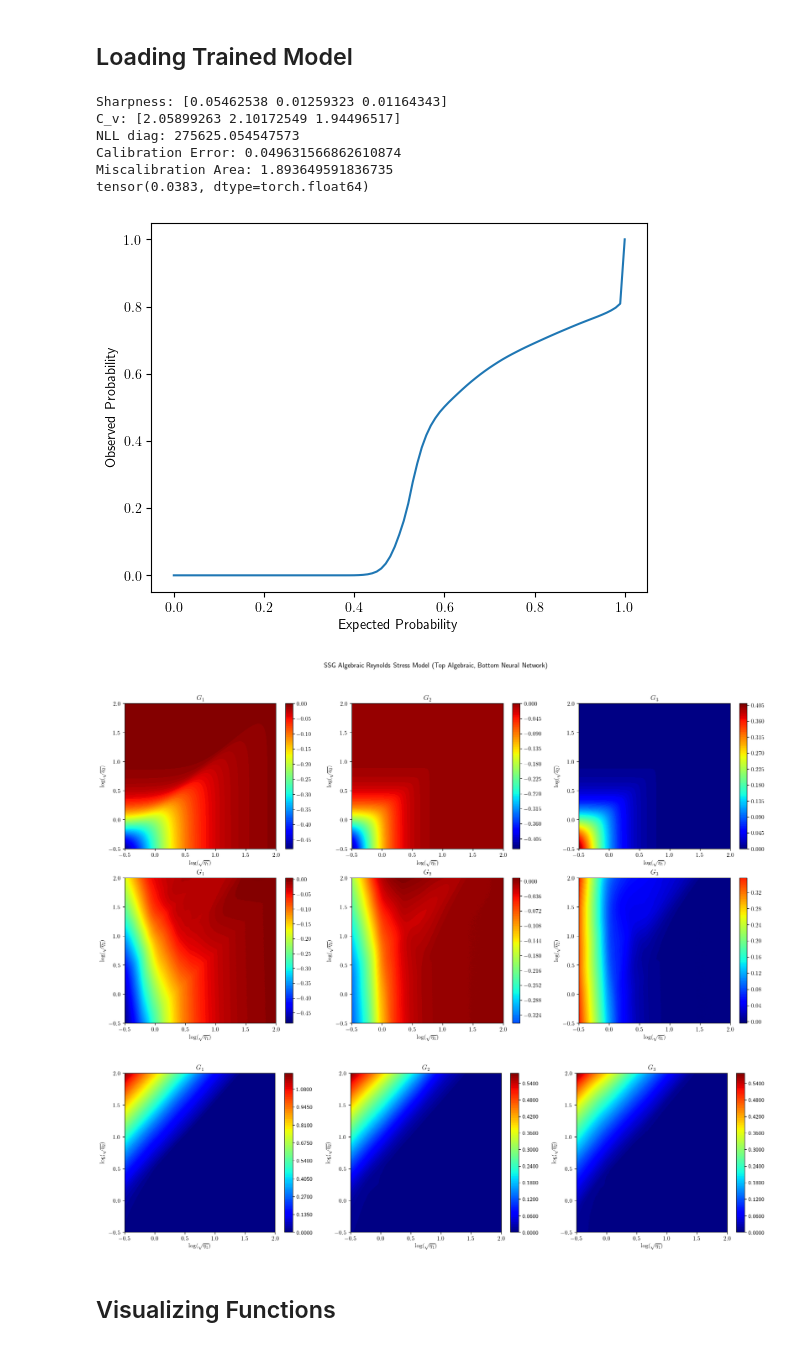
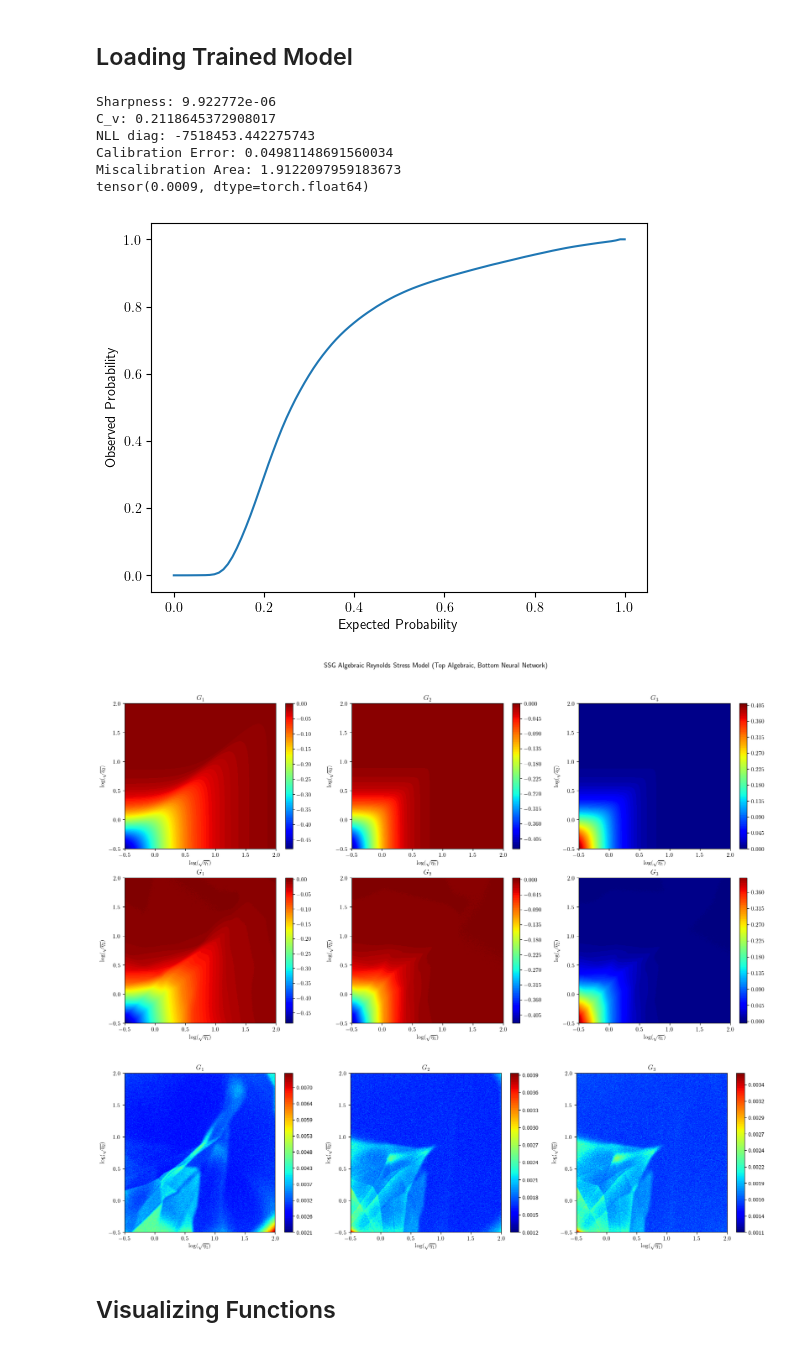
Before and after one commit to Crashprn/UncertaintyQuantification, a Jupyter notebook: Notebooks/Bayes_Train_SVI.ipynb, the cells around one changed output. Drawn from its saved outputs; the diff is of its cells as text; code cells hidden in the pictures.

Commit message:
Starting Aleatoric Unc Runs

```diff
--- a/Notebooks/Bayes_Train_SVI.ipynb
+++ b/Notebooks/Bayes_Train_SVI.ipynb
@@ -58,7 +55,7 @@ add_noise = False
 eta_1_range = np.array([-0.5, 0.0])
 eta_2_range = np.array([-.5, 0.0])
 
-etas_train, gs_train = generate_log_data(SSG_gen, log, 80_000, shuffle=True, gen_type="d_condition", d_condition="<=")
+etas_train, gs_train = generate_log_data(SSG_gen, log, 80_000, shuffle=True, gen_type="add_out_noise", noise = 0.001**2)
 
 print(etas_train.shape)
 
@@ -98,11 +95,11 @@ model_params = {
     "data_size": etas_train.shape[0],
     "layer_prior": torch.tensor([0., 5.], device=device, dtype=torch.float32),
     "device": device,
-    "output_prior_conc_rate": torch.tensor([3.0, 1.0], device=device, dtype=torch.float32),
+    "output_prior_conc_rate": torch.tensor([0.5, 1.0], device=device, dtype=torch.float32),
 }
 
-chkpt_dir = "../Model_Checkpoints/SVI"
-chkpt_prefix = "D_LT_0"
+chkpt_dir = "../Model_Checkpoints/SVI/Aleatoric/"
+chkpt_prefix = "Regular"
 # %%
 model = TurbulenceNetworkBayesian(**model_params).to(device)
 
@@ -200,45 +196,45 @@ pred_diag_cov = np.einsum('ji, ik->jik', pred_std.numpy()**2, np.eye(3))
 
 sharpness = sharpness_score(pred_std.numpy(), axis_mean=0)
 C_v = coefficient_of_variation(pred_std.numpy(), axis_mean=0)
 nll_diag = negative_log_likelihood(target, pred_mean.numpy(), pred_diag_cov)
 p_i, p_i_hat = calibration_curve(target, pred_mean.numpy(), pred_std.numpy(), num_bins=100)
 calib_error = calibration_error(p_i, p_i_hat)
 miscalib_area = miscalibration_area(p_i, p_i_hat, num_bins=10)
 
 plt.plot(p_i, p_i_hat)
 plt.xlabel('Expected Probability')
 plt.ylabel('Observed Probability')
 
 
 print("Sharpness:", sharpness)
 print("C_v:", C_v)
 print("NLL diag:", nll_diag)
 print("Calibration Error:", calib_error)
 print("Miscalibration Area:", miscalib_area)
 
-np.save('../data/SVI/' + chkpt_prefix + '_Pred_Mean.npy', pred_mean.numpy())
-np.save('../data/SVI/' + chkpt_prefix + '_Pred_Std.npy', pred_std.numpy())
-np.save('../data/SVI/' + chkpt_prefix + '_Pred_Samples.npy', pred_std.numpy())
+np.save('../data/SVI/' + chkpt_prefix + '_Pred_Mean_Alea.npy', pred_mean.numpy())
+np.save('../data/SVI/' + chkpt_prefix + '_Pred_Std_Alea.npy', pred_std.numpy())
+#np.save('../data/SVI/' + chkpt_prefix + '_Pred_Samples.npy', pred_std.numpy())
 
 del pred
 del predictive
 torch.cuda.empty_cache()
 
 print(torch.mean(torch.abs(torch.tensor(target) - pred_mean)))
 
 plot_heat_map_compare(x_grid, y_grid, target.T.reshape(3, dim, dim), pred_mean.T.reshape(3, dim, dim).numpy())
 
 plot_heat_map_3D(x_grid, y_grid, pred_std.T.reshape(3, dim, dim).numpy())
 # %% [output]
-Sharpness: [0.05462538 0.01259323 0.01164343]
-C_v: [2.05899263 2.10172549 1.94496517]
-NLL diag: 275625.054547573
-Calibration Error: 0.049631566862610874
-Miscalibration Area: 1.893649591836735
-tensor(0.0383, dtype=torch.float64)
+Sharpness: 9.922772e-06
+C_v: 0.2118645372908017
+NLL diag: -7518453.442275743
+Calibration Error: 0.04981148691560034
+Miscalibration Area: 1.9122097959183673
+tensor(0.0009, dtype=torch.float64)
-[figure, old version]
+[figure, new version]
-[figure, old version]
+[figure, new version]
-[figure, old version]
+[figure, new version]
 # %% [markdown]
 ## Visualizing Functions
 # %% [markdown]
```
Also changed, not shown: parts of 5 cells of this notebook, 12 other files.
